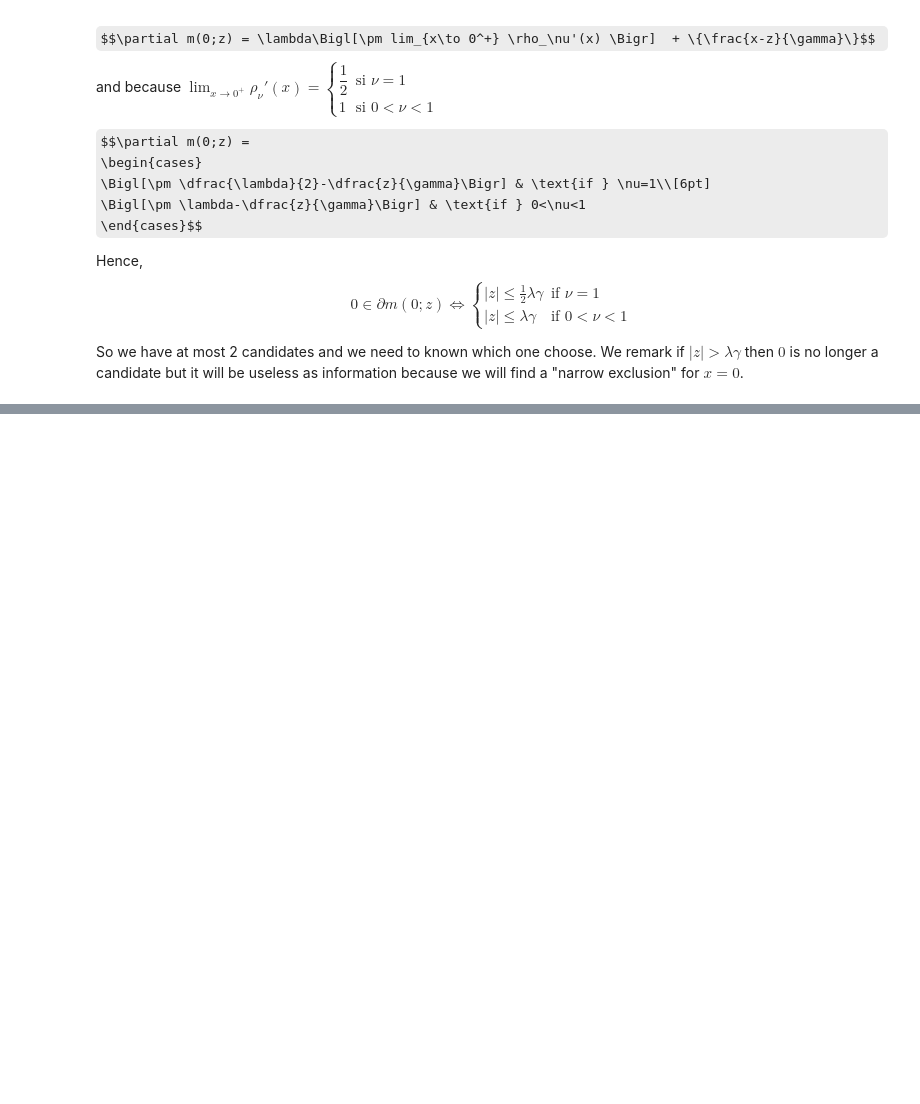
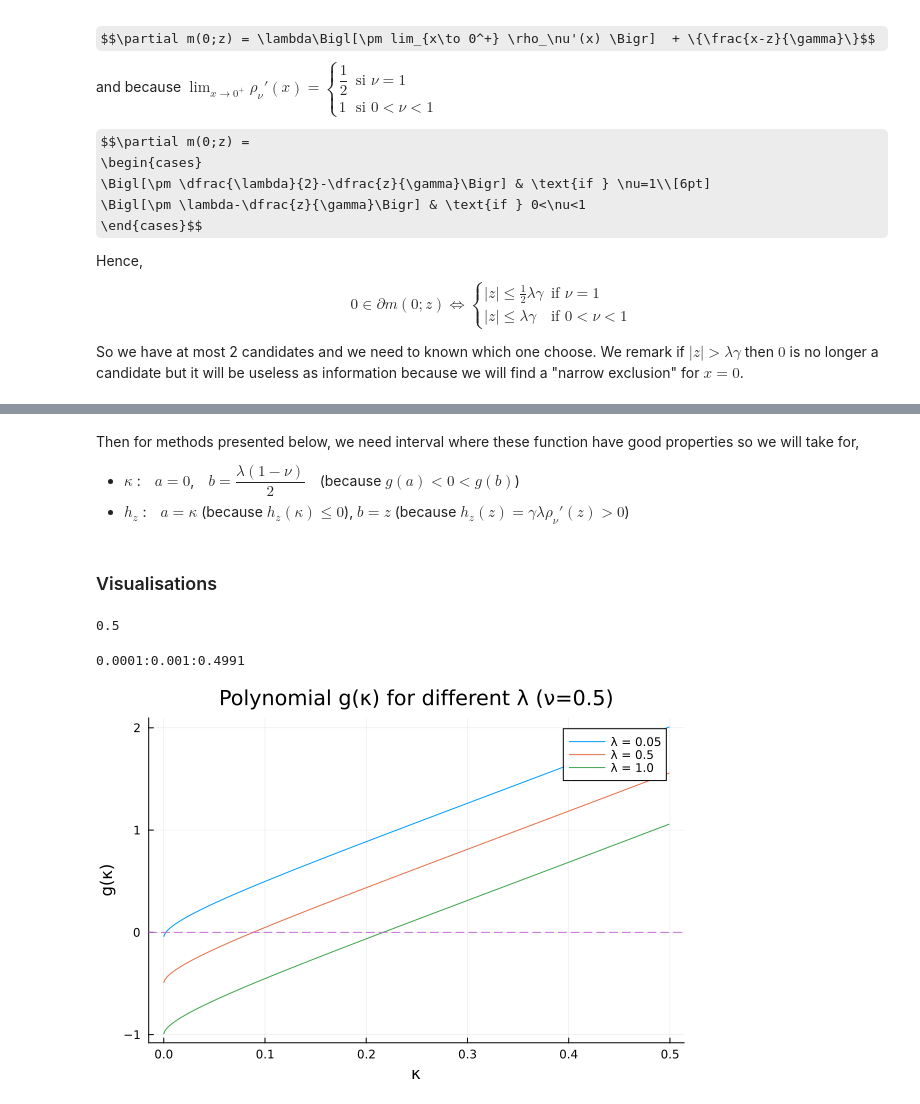
Before and after one commit to AymenBlk/STAGE-GENEVE, a Jupyter notebook: RAPHAEL/notebook_explain/l_qut_2_linear_harder.ipynb, the cells around one changed output, grey strips where cells are left out. Drawn from its saved outputs; the diff is of its cells as text; code cells hidden in the pictures; some formulas as TeX source; blank space fills up the shorter version.

Commit message:
Proximal theory finished Bisection and Newton methods implemented on notebook

```diff
--- a/RAPHAEL/notebook_explain/l_qut_2_linear_harder.ipynb
+++ b/RAPHAEL/notebook_explain/l_qut_2_linear_harder.ipynb
@@ -118,0 +209,29 @@ Then $G$ is strictly increasing and $G(0^+)=\lambda$, we got again that if $|z|\
+# %% [markdown]
+Then for methods presented below, we need interval where these function have good properties so we will take for,
+* $\kappa$ : $a=0$, $b=\dfrac{\lambda(1-\nu)}2$ (because $g(a)<0<g(b)$)
+* $h_z$ : $a=\kappa$ (because $h_z(\kappa)\leq0$), $b=z$ (because $h_z(z)=\gamma\lambda\rho_\nu'(z)>0$)
+# %% [markdown]
+### Visualisations
+# %%
+γ = 1.0
+ν = 0.5
+# %% [output]
+0.5
+# %%
+lambdas = [0.05, 0.5, 1.0]
+κ_max   = maximum(lambdas)*(1-ν)
+θ_grid  = 1e-4:0.001:κ_max
+# %% [output]
+0.0001:0.001:0.4991
+# %%
+g(κ, λ, ν) = κ^(2-ν) + 2κ + κ^ν + 2λ*(ν-1)
+
+plot(title="Polynomial g(κ) for different λ (ν=$(ν))",xlabel="κ", ylabel="g(κ)",legend=:topright)
+
+for λ in lambdas
+    plot!(θ_grid, g.(θ_grid, λ, ν), label="λ = $λ")
+end
+
+hline!([0], linestyle=:dash, label="")
+# %% [output]
+[figure, added]
```
Also changed, not shown: parts of 24 cells of this notebook.
